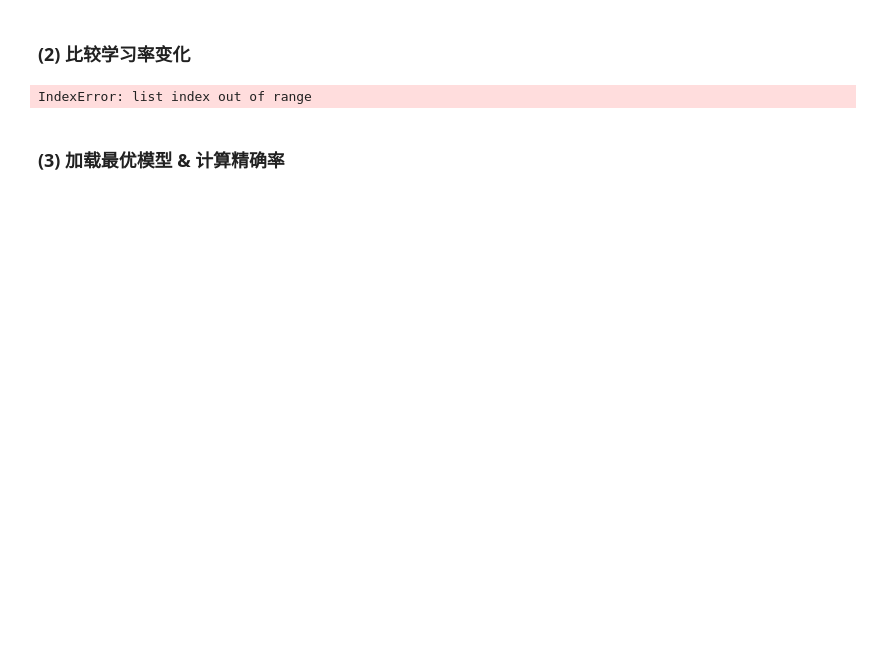
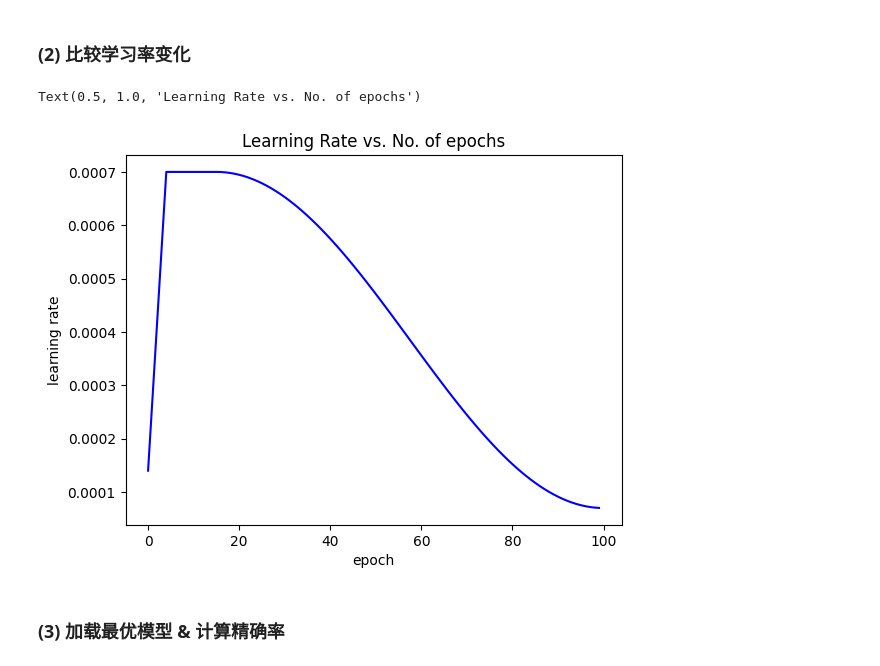
Before and after one commit to Snivallus/Neural-Network-Project-2, a Jupyter notebook: cnn_models_v2.ipynb, the cells around one changed output. Cells and saved outputs as stored; diff of their text form; code cells hidden in the pictures; blank space fills up the shorter version.

```diff
--- a/cnn_models_v2.ipynb
+++ b/cnn_models_v2.ipynb
@@ -1284,13 +1290,14 @@ plt.show()
 # %% [markdown]
 ### (2) 比较学习率变化
 # %%
-lr = np.concatenate([x.get('lrs', [])[0] for x in history_0])
+lr = np.concatenate([x.get('lrs', []) for x in history_1])
 plt.plot(lr, '-b')
 plt.xlabel('epoch')
 plt.ylabel('learning rate')
 plt.title('Learning Rate vs. No. of epochs')
 # %% [output]
-IndexError: list index out of range
+Text(0.5, 1.0, 'Learning Rate vs. No. of epochs')
+[figure, added]
 # %% [markdown]
 ### (3) 加载最优模型 & 计算精确率
 # %%
```
Also changed, not shown: parts of 15 cells of this notebook, 23 other files.
